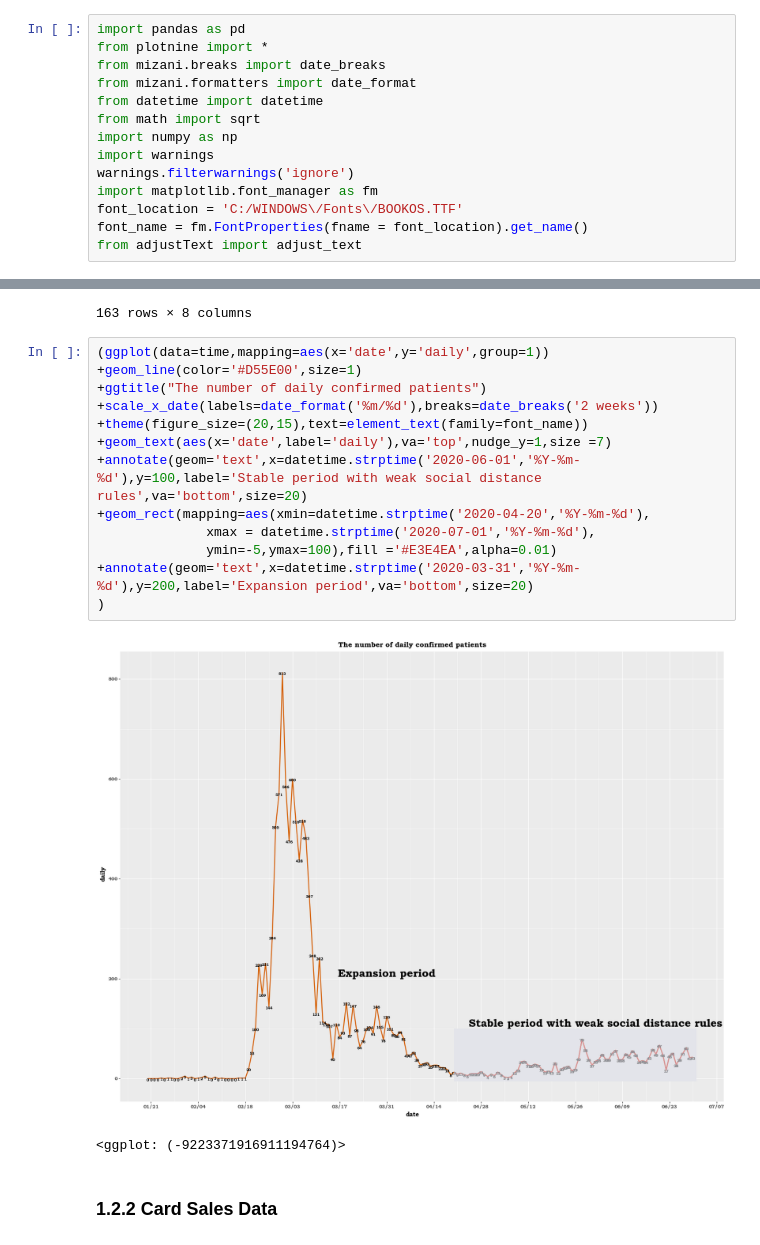
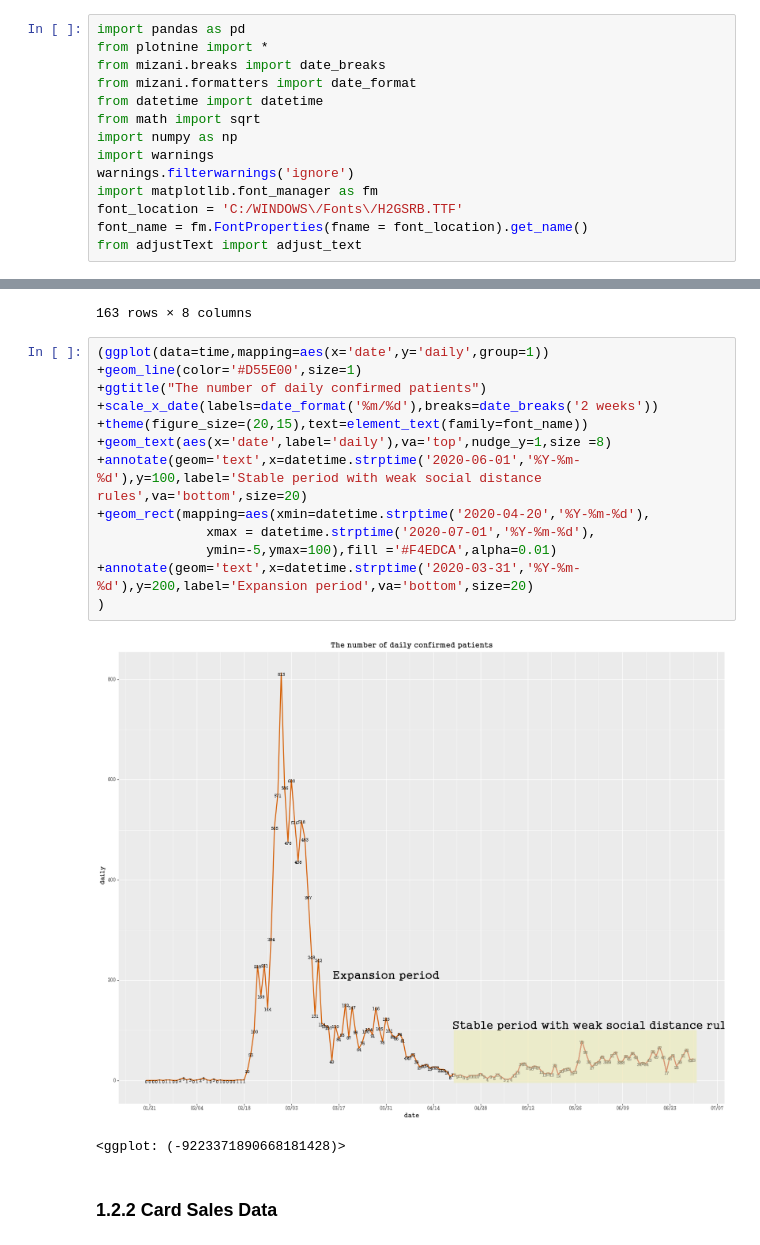
Before and after one commit to JieunKim-Econ/Covid_EDA_with_R, a Jupyter notebook: Risk-Resilience Matrix Analysis.ipynb, the cells around one changed output, grey strips where cells are left out. Drawn from its saved outputs; the diff is of its cells as text.

```diff
--- a/Risk-Resilience Matrix Analysis.ipynb
+++ b/Risk-Resilience Matrix Analysis.ipynb
@@ -19,7 +19,7 @@ import numpy as np
 import warnings
 warnings.filterwarnings('ignore')
 import matplotlib.font_manager as fm
-font_location = 'C:/WINDOWS\/Fonts\/BOOKOS.TTF'
+font_location = 'C:/WINDOWS\/Fonts\/H2GSRB.TTF'
 font_name = fm.FontProperties(fname = font_location).get_name()
 from adjustText import adjust_text
 # %%
@@ -46,19 +46,19 @@ time
 # %%
 (ggplot(data=time,mapping=aes(x='date',y='daily',group=1))
 +geom_line(color='#D55E00',size=1)
 +ggtitle("The number of daily confirmed patients")
 +scale_x_date(labels=date_format('%m/%d'),breaks=date_breaks('2 weeks'))
 +theme(figure_size=(20,15),text=element_text(family=font_name))
-+geom_text(aes(x='date',label='daily'),va='top',nudge_y=1,size =7)
++geom_text(aes(x='date',label='daily'),va='top',nudge_y=1,size =8)
 +annotate(geom='text',x=datetime.strptime('2020-06-01','%Y-%m-%d'),y=100,label='Stable period with weak social distance rules',va='bottom',size=20)
 +geom_rect(mapping=aes(xmin=datetime.strptime('2020-04-20','%Y-%m-%d'),
               xmax = datetime.strptime('2020-07-01','%Y-%m-%d'),
-              ymin=-5,ymax=100),fill ='#E3E4EA',alpha=0.01)
+              ymin=-5,ymax=100),fill ='#F4EDCA',alpha=0.01)
 +annotate(geom='text',x=datetime.strptime('2020-03-31','%Y-%m-%d'),y=200,label='Expansion period',va='bottom',size=20)
 )
 # %% [output]
-[figure, old version]
+[figure, new version]
-<ggplot: (-9223371916911194764)>
+<ggplot: (-9223371890668181428)>
 # %% [markdown]
 ### 1.2.2 Card Sales Data
 # %%
```
Also changed, not shown: parts of 6 cells of this notebook.
